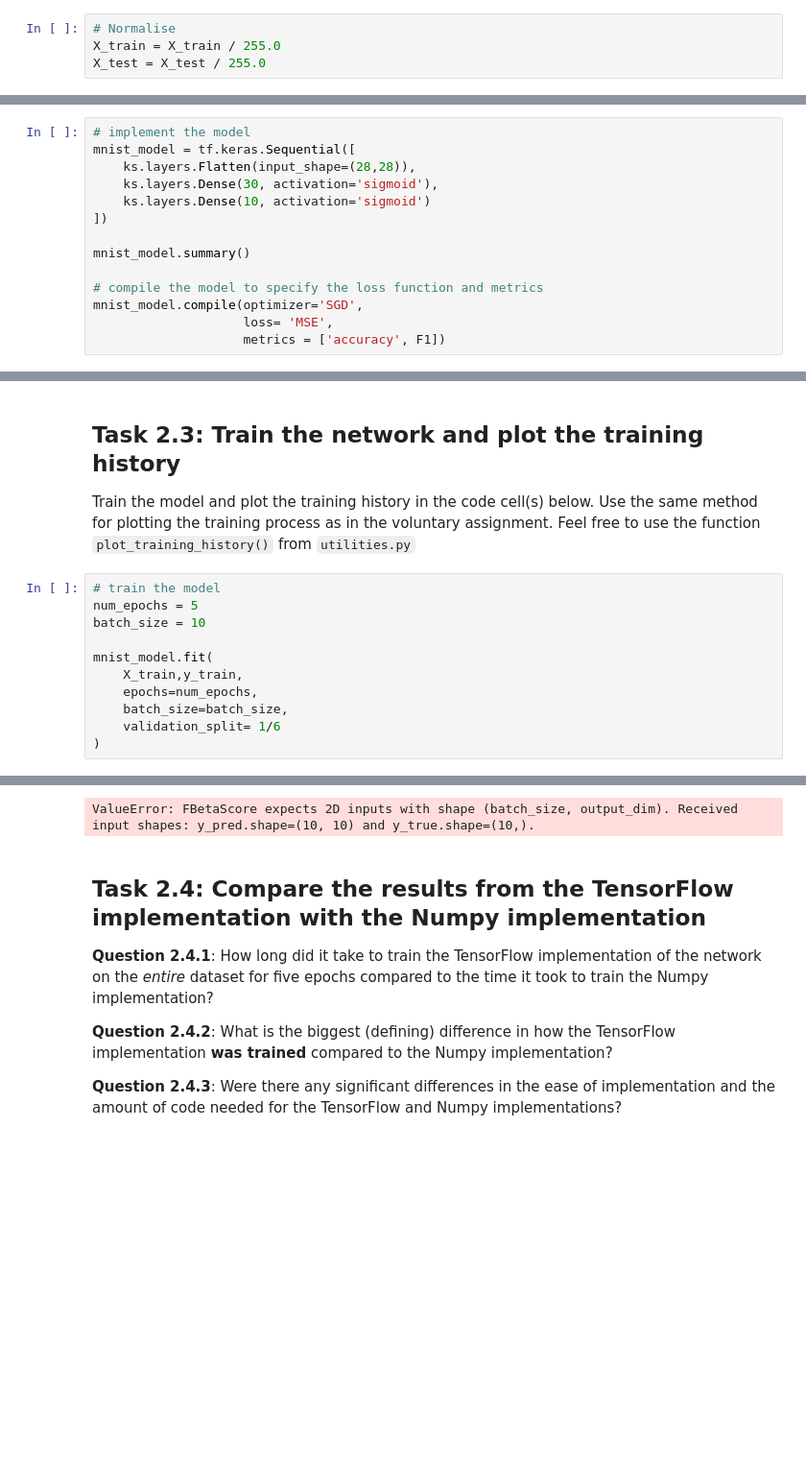
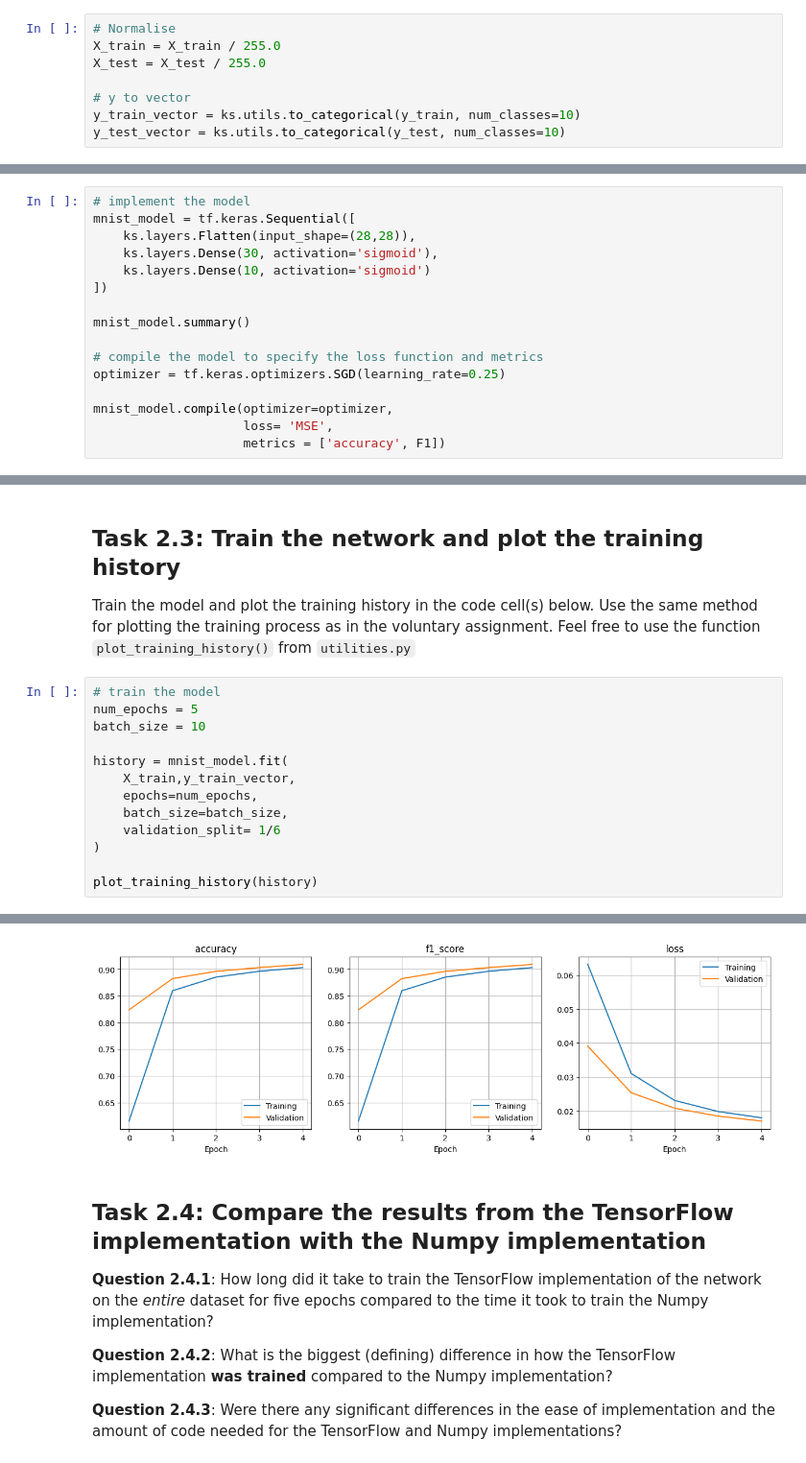
Before and after one commit to hskramstad00/DAT300, a Jupyter notebook: Assignments/CA1_template/CA1_template.ipynb, the cells around one changed output, grey strips where cells are left out. Shown at 96% size. Saved outputs shown, nothing was run; the diff lists cells and outputs as text; blank space fills up the shorter version.

```diff
--- a/Assignments/CA1_template/CA1_template.ipynb
+++ b/Assignments/CA1_template/CA1_template.ipynb
@@ -90,6 +90,10 @@ Preprocess the data in whatever way you find sensible. Remember to comment on wh
 # Normalise
 X_train = X_train / 255.0
 X_test = X_test / 255.0
+
+# y to vector
+y_train_vector = ks.utils.to_categorical(y_train, num_classes=10)
+y_test_vector = ks.utils.to_categorical(y_test, num_classes=10)
 # %% [markdown]
 ## Task 1.2 Visualization
 Visualize the data in whatever manner you find helpful/sensible and briefly comment on the plots.
@@ -139,7 +149,9 @@ mnist_model = tf.keras.Sequential([
 mnist_model.summary()
 
 # compile the model to specify the loss function and metrics
-mnist_model.compile(optimizer='SGD',
+optimizer = tf.keras.optimizers.SGD(learning_rate=0.25)
+
+mnist_model.compile(optimizer=optimizer,
                     loss= 'MSE',
                     metrics = ['accuracy', F1])
 # %% [output]
@@ -164,11 +176,13 @@ Train the model and plot the training history in the code cell(s) below. Use the
 num_epochs = 5
 batch_size = 10
 
-mnist_model.fit(
-    X_train,y_train,
+history = mnist_model.fit(
+    X_train,y_train_vector,
     epochs=num_epochs,
     batch_size=batch_size,
     validation_split= 1/6
 )
+
+plot_training_history(history)
 # %% [output]
 Epoch 1/5
@@ -175,4 +198,4 @@ Epoch 1/5
-ValueError: FBetaScore expects 2D inputs with shape (batch_size, output_dim). Received input shapes: y_pred.shape=(10, 10) and y_true.shape=(10,).
+[figure, added]
 # %% [markdown]
 ## Task 2.4: Compare the results from the TensorFlow implementation with the Numpy implementation
 **Question 2.4.1**: How long did it take to train the TensorFlow implementation of the network on the *entire* dataset for five epochs compared to the time it took to train the Numpy implementation?
```
Also changed, not shown: parts of 8 cells of this notebook.
